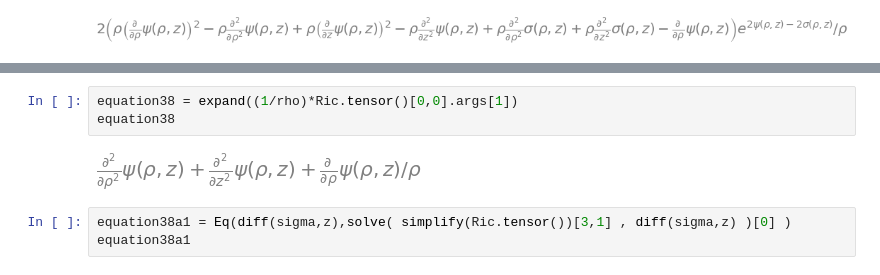
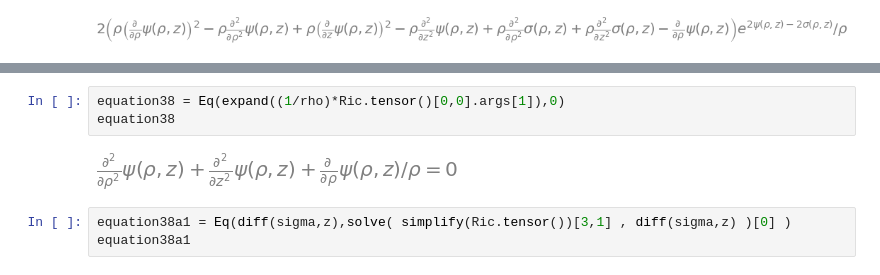
Before and after one commit to GeoffCope/General_Relativity_Python, a Jupyter notebook: Gravitational_Waves_in_General_Relativity_VII_Waves_from_Axi-Symmetric_Isolated_Systems_by_Bondi_et_al.ipynb, the cells around one changed output, grey strips where cells are left out. Cells and saved outputs as stored; diff of their text form.

```diff
--- a/Gravitational_Waves_in_General_Relativity_VII_Waves_from_Axi-Symmetric_Isolated_Systems_by_Bondi_et_al.ipynb
+++ b/Gravitational_Waves_in_General_Relativity_VII_Waves_from_Axi-Symmetric_Isolated_Systems_by_Bondi_et_al.ipynb
@@ -150,8 +150,8 @@ weyl.tensor()
 # %%
-equation38 = expand((1/rho)*Ric.tensor()[0,0].args[1])
+equation38 = Eq(expand((1/rho)*Ric.tensor()[0,0].args[1]),0)
 equation38
 # %% [output]
-[figure, old version]
+[figure, new version]
 # %%
 equation38a1 = Eq(diff(sigma,z),solve( simplify(Ric.tensor())[3,1] , diff(sigma,z) )[0] )
 equation38a1
```
Also changed, not shown: parts of 23 cells of this notebook, 4 other files.
